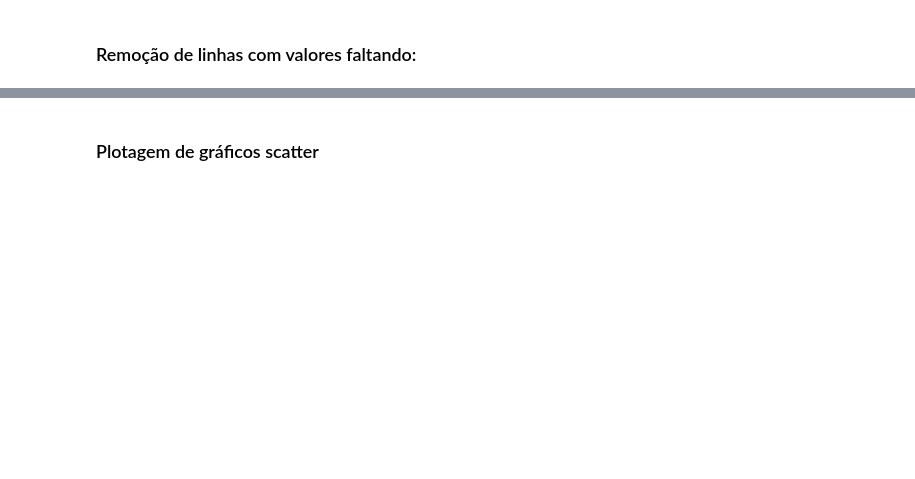
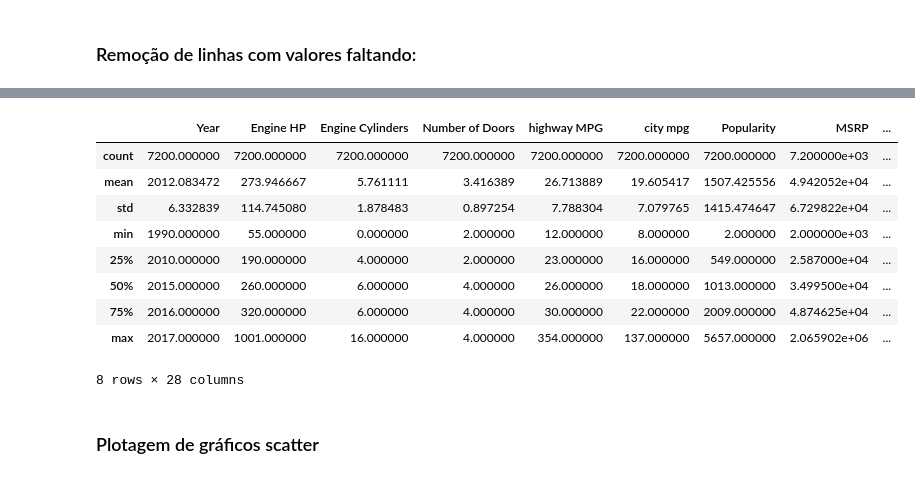
Before and after one commit to PedroBittarBarao/Projeto_2_CDados, a Jupyter notebook: Projeto_2.ipynb, the cells around one changed output, grey strips where cells are left out. Cells and saved outputs as stored; diff of their text form; code cells hidden in the pictures; blank space fills up the shorter version.

```diff
--- a/Projeto_2.ipynb
+++ b/Projeto_2.ipynb
@@ -144,3 +138,16 @@ dtype: int64
+# %%
+train_2.describe()
+# %% [output]
+|  | Year | Engine HP | Engine Cylinders | Number of Doors | highway MPG | city mpg | Popularity | MSRP | ... |
+| count | 7200.000000 | 7200.000000 | 7200.000000 | 7200.000000 | 7200.000000 | 7200.000000 | 7200.000000 | 7.200000e+03 | ... |
+| mean | 2012.083472 | 273.946667 | 5.761111 | 3.416389 | 26.713889 | 19.605417 | 1507.425556 | 4.942052e+04 | ... |
+| std | 6.332839 | 114.745080 | 1.878483 | 0.897254 | 7.788304 | 7.079765 | 1415.474647 | 6.729822e+04 | ... |
+| min | 1990.000000 | 55.000000 | 0.000000 | 2.000000 | 12.000000 | 8.000000 | 2.000000 | 2.000000e+03 | ... |
+| 25% | 2010.000000 | 190.000000 | 4.000000 | 2.000000 | 23.000000 | 16.000000 | 549.000000 | 2.587000e+04 | ... |
+| 50% | 2015.000000 | 260.000000 | 6.000000 | 4.000000 | 26.000000 | 18.000000 | 1013.000000 | 3.499500e+04 | ... |
+| 75% | 2016.000000 | 320.000000 | 6.000000 | 4.000000 | 30.000000 | 22.000000 | 2009.000000 | 4.874625e+04 | ... |
+| max | 2017.000000 | 1001.000000 | 16.000000 | 4.000000 | 354.000000 | 137.000000 | 5657.000000 | 2.065902e+06 | ... |
+8 rows × 28 columns
 # %% [markdown]
 ### Plotagem de gráficos scatter
 # %%
```
Also changed, not shown: parts of 23 cells of this notebook.
